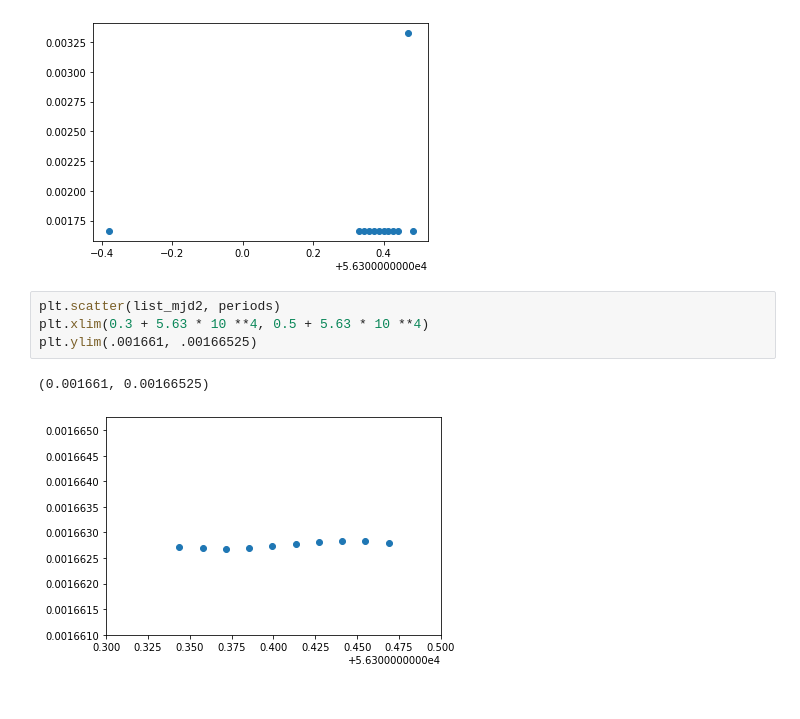
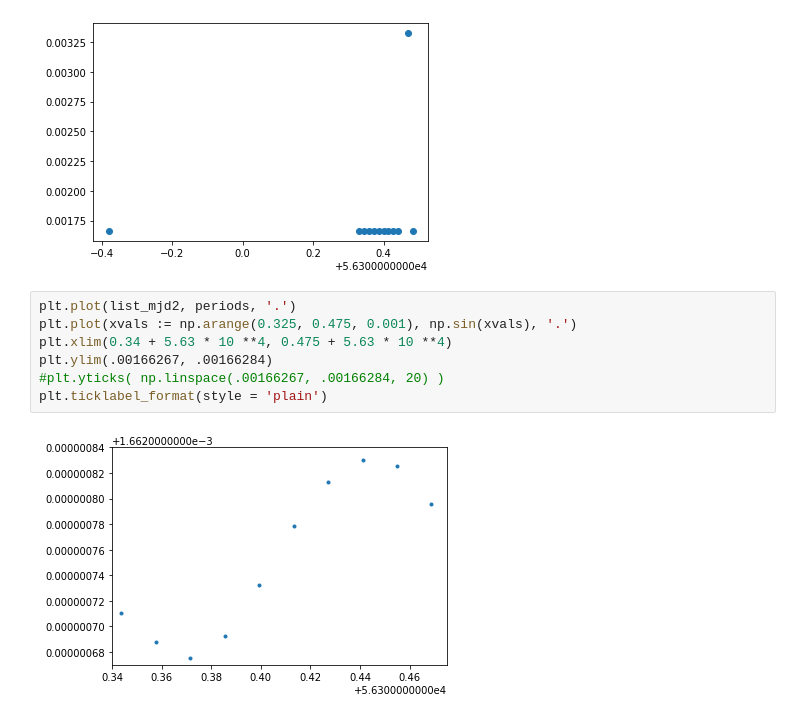
Before and after one commit to Yousousen/pulsar_analysis, a Jupyter notebook: src/script/rough_analysis_pulsar2.ipynb, the cells around one changed output. Saved outputs shown, nothing was run; the diff lists cells and outputs as text.

```diff
--- a/src/script/rough_analysis_pulsar2.ipynb
+++ b/src/script/rough_analysis_pulsar2.ipynb
@@ -397,9 +397,11 @@ plt.scatter(list( reversed( sorted(list_mjd2) ) ), periods)
 <matplotlib.collections.PathCollection at 0x...>
 [figure]
 # %%
-plt.scatter(list_mjd2, periods)
-plt.xlim(0.3 + 5.63 * 10 **4, 0.5 + 5.63 * 10 **4)
-plt.ylim(.001661, .00166525)
+plt.plot(list_mjd2, periods, '.')
+plt.plot(xvals := np.arange(0.325, 0.475, 0.001), np.sin(xvals), '.')
+plt.xlim(0.34 + 5.63 * 10 **4, 0.475 + 5.63 * 10 **4)
+plt.ylim(.00166267, .00166284)
+#plt.yticks( np.linspace(.00166267, .00166284, 20) )
+plt.ticklabel_format(style = 'plain')
 # %% [output]
-(0.001661, 0.00166525)
-[figure, old version]
+[figure, new version]
```
Also changed, not shown: parts of 4 cells of this notebook, 1 other file.
